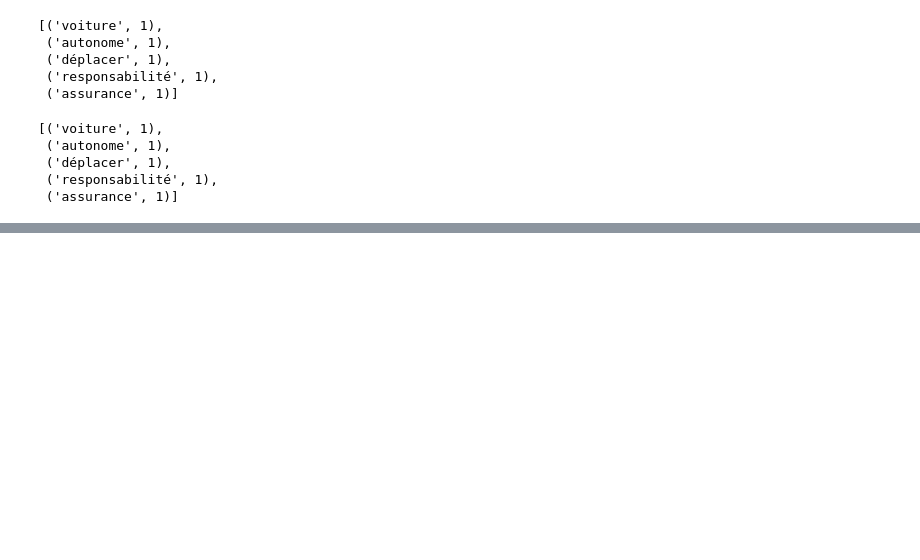
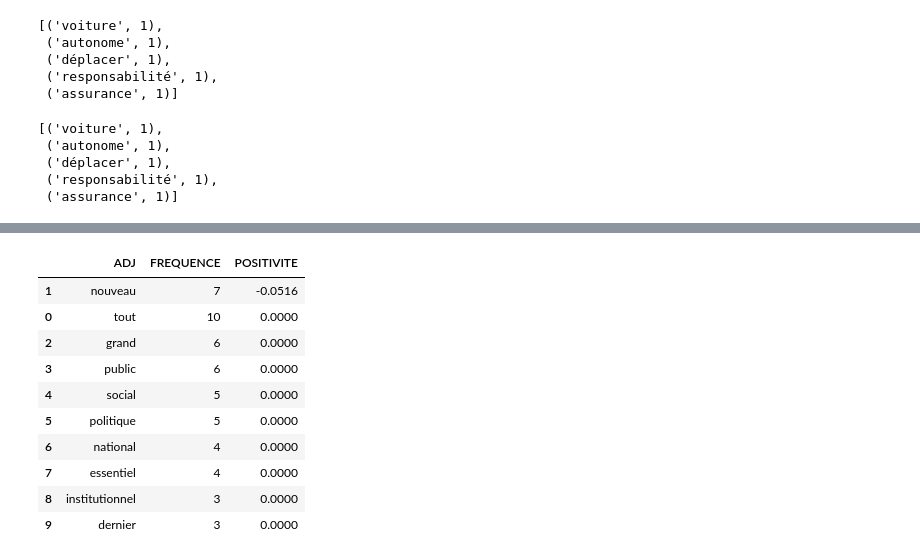
Before and after one commit to Atomme1/Political_debate_summary, a Jupyter notebook: tools/sentiment_analysis.ipynb, the cells around one changed output, grey strips where cells are left out. Cells and saved outputs as stored; diff of their text form; code cells hidden in the pictures; blank space fills up the shorter version.

Commit message:
lemma stopword frequency

```diff
--- a/tools/sentiment_analysis.ipynb
+++ b/tools/sentiment_analysis.ipynb
@@ -139,7 +141,7 @@ without_stopwords(str(sentences[0]))
 # %%
 def get_lemmatization(text):
     doc = nlp(str(text))
-    return ["{0} : {1}".format(token, token.lemma_) for token in doc if str(token) != str(token.lemma_)]
+    return ["{0}".format(token.lemma_) for token in doc if str(token) != str(token.lemma_)]
 # %%
 get_lemmatization(str(sentences[0]))
 # %% [output]
@@ -169,0 +249,24 @@ display_frequency(get_word_frequency(sentences[1]),5)
+# %%
+def get_adjectifs(text):
+    doc = nlp(str(text))
+    return [token.text.lower() for token in doc if token.pos_ == "ADJ"]
+# %%
+adjs = get_adjectifs(discours)
+adjs = get_lemmatization(adjs)
+result = display_frequency(adjs, 10)
+
+df_sentiment = pd.DataFrame(result, columns=["ADJ","FREQUENCE"])
+df_sentiment["POSITIVITE"] = np.vectorize(get_sentiment)(df_sentiment.ADJ)
+df_sentiment.sort_values(by=['POSITIVITE'])
+# %% [output]
+|  | ADJ | FREQUENCE | POSITIVITE |
+| 1 | nouveau | 7 | -0.0516 |
+| 0 | tout | 10 | 0.0000 |
+| 2 | grand | 6 | 0.0000 |
+| 3 | public | 6 | 0.0000 |
+| 4 | social | 5 | 0.0000 |
+| 5 | politique | 5 | 0.0000 |
+| 6 | national | 4 | 0.0000 |
+| 7 | essentiel | 4 | 0.0000 |
+| 8 | institutionnel | 3 | 0.0000 |
+| 9 | dernier | 3 | 0.0000 |
```
Also changed, not shown: parts of 8 cells of this notebook.
